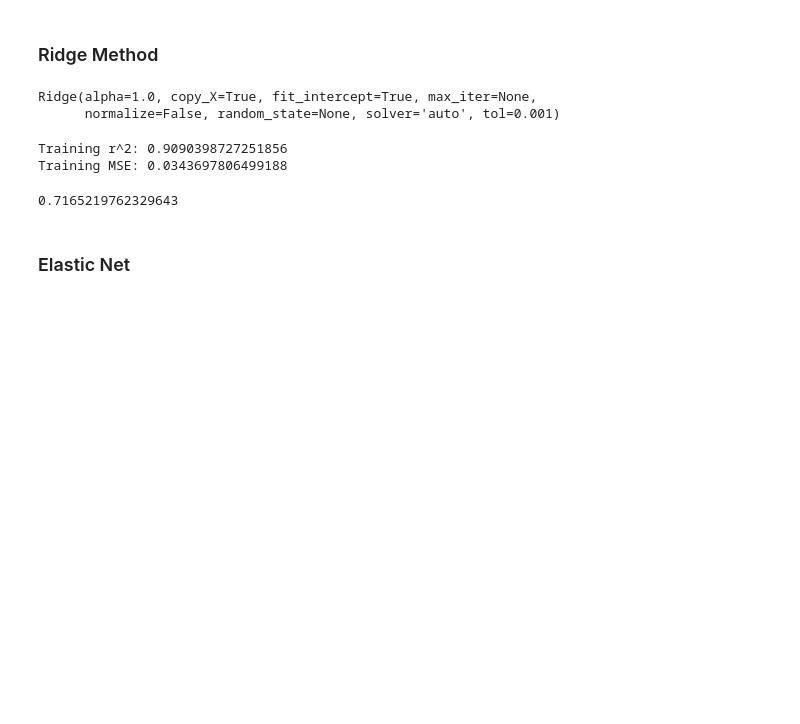
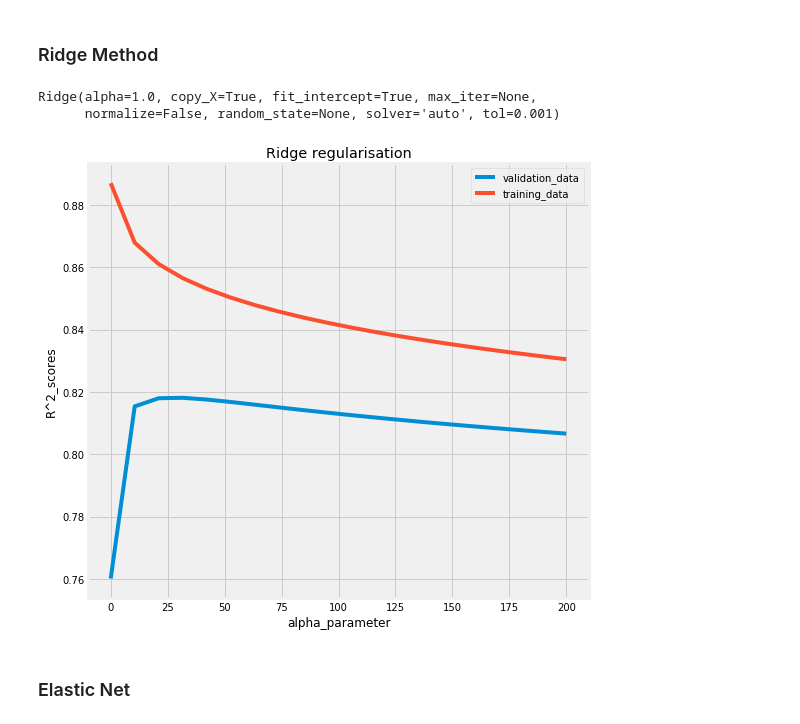
Before and after one commit to MatePocs/US_County_Health, a Jupyter notebook: index.ipynb, the cells around one changed output. Saved outputs shown, nothing was run; the diff lists cells and outputs as text; code cells hidden in the pictures; blank space fills up the shorter version.

```diff
--- a/index.ipynb
+++ b/index.ipynb
@@ -1066,3 +1090,0 @@ OK doing an additional split of the dataset.
-# %%
-X_train_lasso, X_train_validate, y_train_lasso, y_train_validate =  \
-train_test_split(X_train_everything_df, y_train, test_size=0.2, random_state = 42)
@@ -1084,19 +1115,8 @@ lasso.score(X_train_lasso_scaled, y_train_lasso)
 # %% [markdown]
 ### Ridge Method
 # %%
-ridge = Ridge()
-ridge.fit(X_train_everything_scaled_df, y_train)
+
+ridge.fit(X_train_everything_scaled, y_train)
 # %% [output]
 Ridge(alpha=1.0, copy_X=True, fit_intercept=True, max_iter=None,
       normalize=False, random_state=None, solver='auto', tol=0.001)
-# %%
-print('Training r^2:', ridge.score(X_train_everything_scaled_df, y_train))
-print('Training MSE:', mean_squared_error(y_train, ridge.predict(X_train_everything_scaled_df)))
-# %% [output]
-Training r^2: 0.9090398727251856
-Training MSE: 0.0343697806499188
-# %%
-ridge_score = np.mean(cross_val_score(ridge, X_train_everything_scaled_df, y_train, scoring='r2', cv=crossvalidation))
-ridge_score
-# %% [output]
-0.7165219762329643
@@ -1108,3 +1123,33 @@ ridge_modelresult
+# %%
+alphas = np.linspace(0,200,20)
+
+ridge_test_r2 = []
+ridge_train_r2 = []
+ridge_results_list = []
+
+for curr_alpha in alphas:
+
+    ridge = Ridge(alpha = curr_alpha)
+    ridge.fit(X_train_everything_scaled, y_train)
+
+    results = cross_validate(
+    ridge, X_train_everything_scaled, y_train, scoring='r2', cv=crossvalidation, return_train_score = True
+    )
+
+    ridge_test_r2.append(np.mean(results['test_score']))
+    ridge_train_r2.append(np.mean(results['train_score']))
+    ridge_results_list.append(results)
+# %%
+plt.figure(figsize = (8,8))
+sns.lineplot(y = ridge_test_r2, x = alphas, label = 'validation_data')
+sns.lineplot(y = ridge_train_r2, x = alphas, label = 'training_data')
+plt.xlabel('alpha_parameter')
+plt.ylabel('R^2_scores')
+plt.title('Ridge regularisation')
+plt.legend()
+plt.show()
+# %% [output]
+[figure, added]
 # %% [markdown]
 ### Elastic Net
 # %%
```
Also changed, not shown: parts of 43 cells of this notebook.
